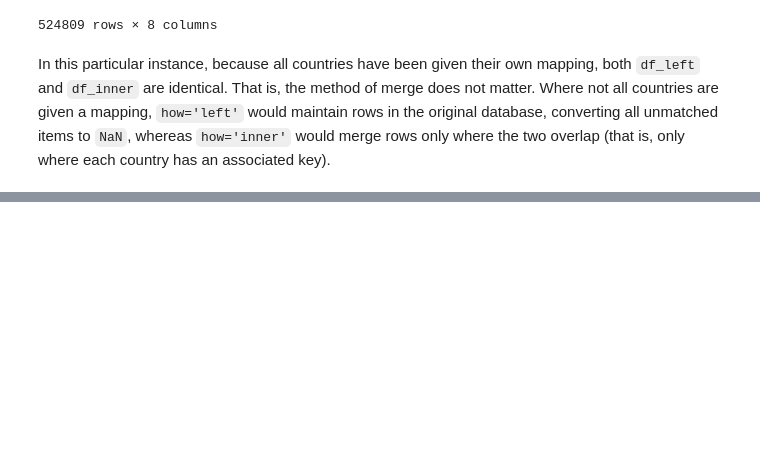
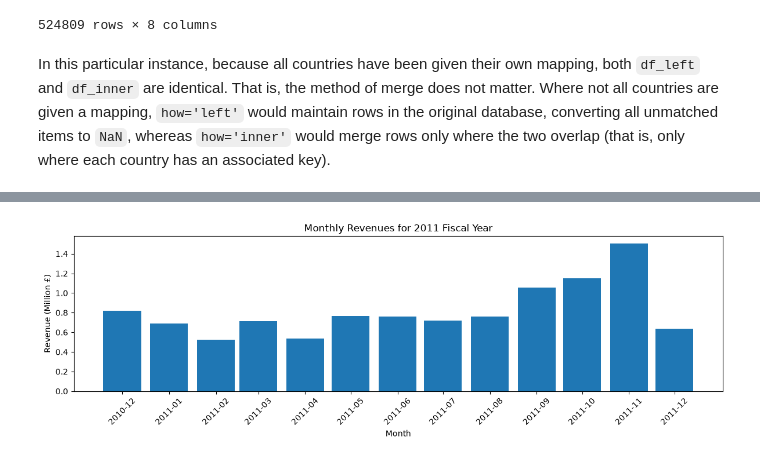
Before and after one commit to EECE-5644-Summer-B/MiniProject01, a Jupyter notebook: notebook.ipynb, the cells around one changed output, grey strips where cells are left out. Cells and saved outputs as stored; diff of their text form; code cells hidden in the pictures; blank space fills up the shorter version.

```diff
--- a/notebook.ipynb
+++ b/notebook.ipynb
@@ -751,0 +744,4 @@ In this particular instance, because all countries have been given their own map
+# %%
+df["month"] = df["invoice_date"].dt.to_period('M').dt.to_timestamp()
+df["revenue"] = df["quantity"] * df["unit_price"]
+df
@@ -751,0 +762,3 @@ In this particular instance, because all countries have been given their own map
+# %%
+monthly = df.groupby("month")["revenue"].sum().sort_index()
+monthly
@@ -751,0 +781,11 @@ In this particular instance, because all countries have been given their own map
+# %%
+plt.figure(figsize=(12,4))
+plt.bar(monthly.index, monthly.values / 1e6, width=25, align='center')
+plt.xticks(monthly.index, [d.strftime('%Y-%m') for d in monthly.index], rotation=45)
+plt.xlabel('Month')
+plt.ylabel('Revenue (Million £)')
+plt.title("Monthly Revenues for 2011 Fiscal Year")
+plt.tight_layout()
+plt.show()
+# %% [output]
+[figure, added]
```
Also changed, not shown: parts of 20 cells of this notebook.
